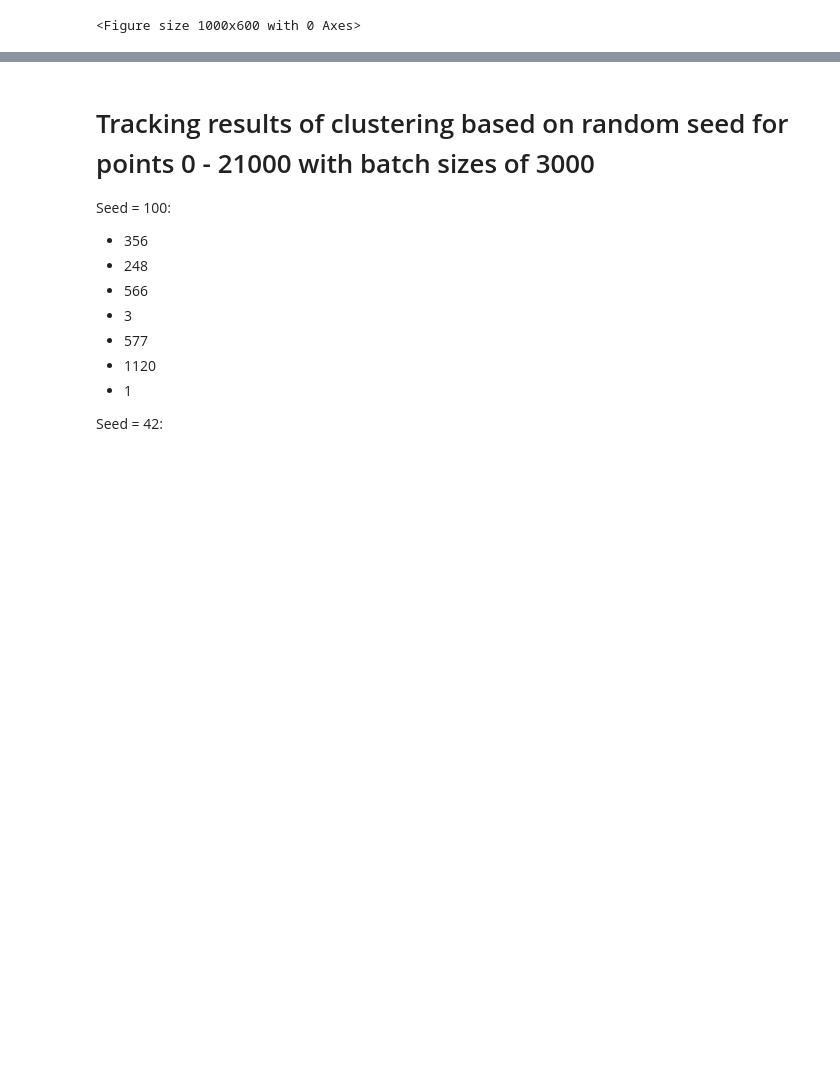
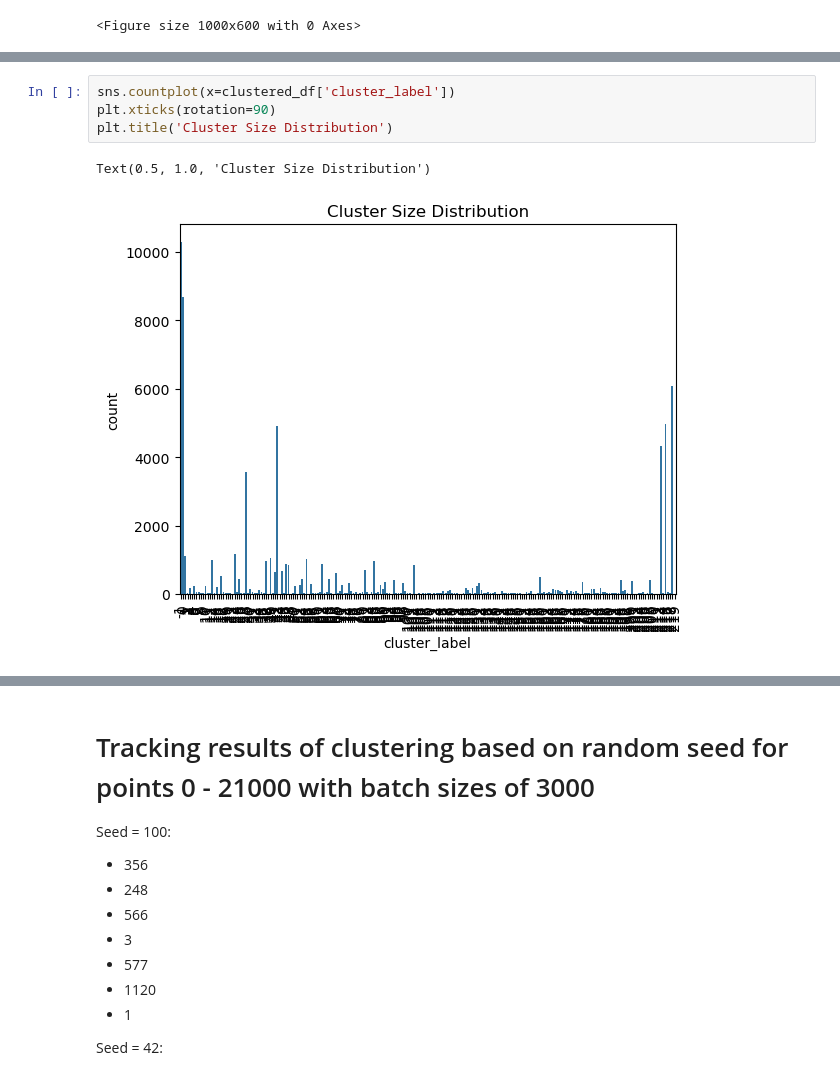
Before and after one commit to jmotamarry/cosmic-testing, a Jupyter notebook: clustering/cosmic_clustering.ipynb, the cells around one changed output, grey strips where cells are left out. Saved outputs shown, nothing was run; the diff lists cells and outputs as text; blank space fills up the shorter version.

```diff
--- a/clustering/cosmic_clustering.ipynb
+++ b/clustering/cosmic_clustering.ipynb
@@ -220,0 +190,7 @@ def cluster_with_idec(start_index, end_index, dataframe, seed, graph=True, n_clu
+# %%
+sns.countplot(x=clustered_df['cluster_label'])
+plt.xticks(rotation=90)
+plt.title('Cluster Size Distribution')
+# %% [output]
+Text(0.5, 1.0, 'Cluster Size Distribution')
+[figure, added]
```
Also changed, not shown: parts of 14 cells of this notebook, 4 other files.
